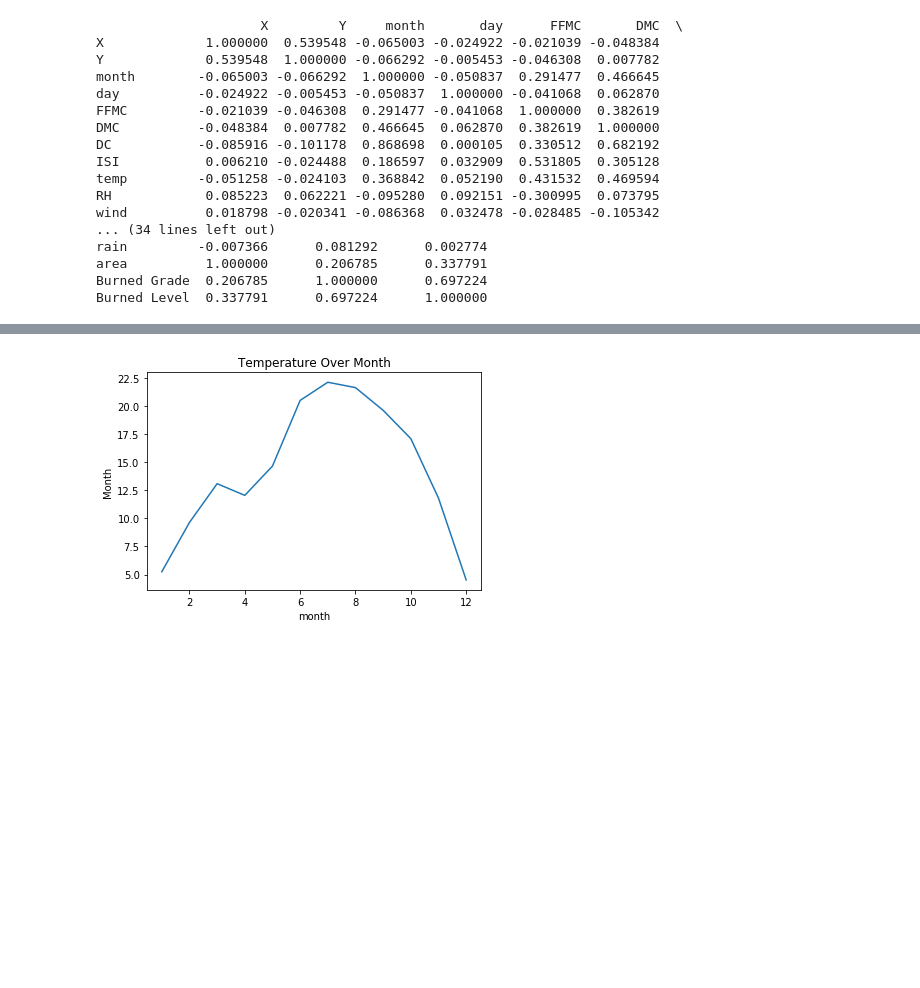
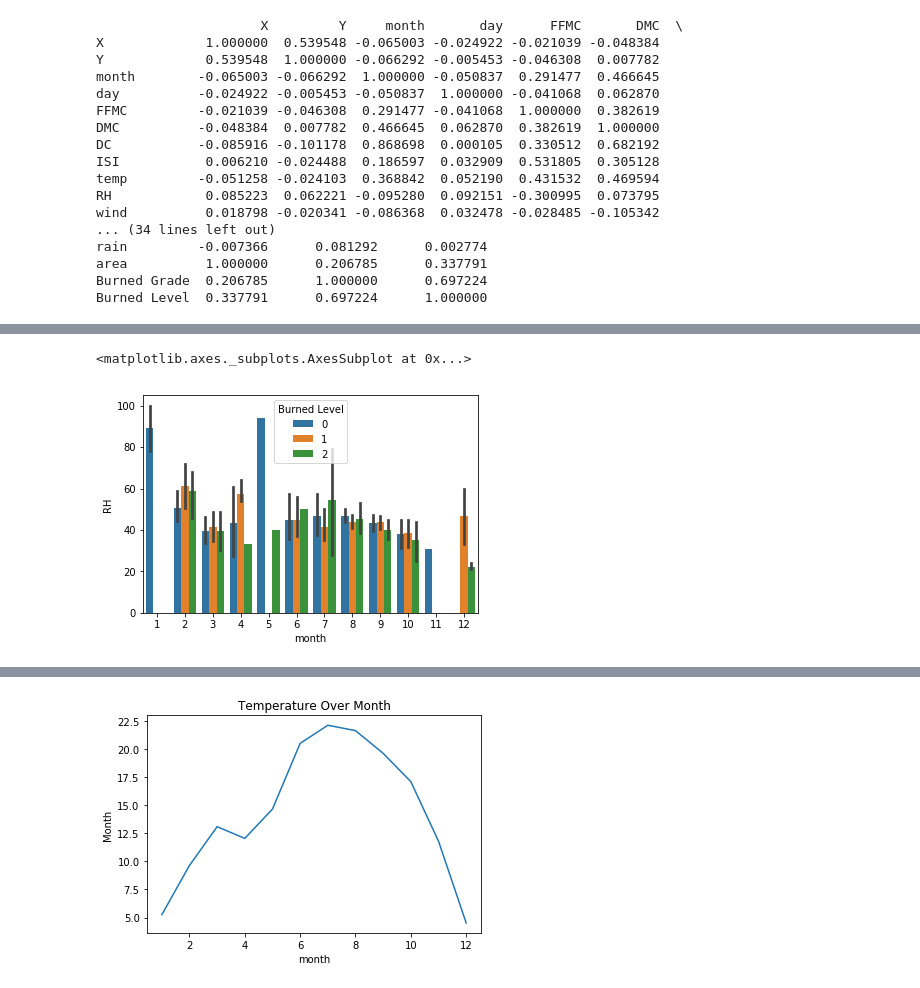
Before and after one commit to NinaFXY0824/Iteration-4, a Jupyter notebook: Iteration 4 by Xiaoyu Fan.ipynb, the cells around one changed output, grey strips where cells are left out. Cells and saved outputs as stored; diff of their text form; code cells hidden in the pictures; blank space fills up the shorter version.

```diff
--- a/Iteration 4 by Xiaoyu Fan.ipynb
+++ b/Iteration 4 by Xiaoyu Fan.ipynb
@@ -296,0 +316,5 @@ Burned Level  0.337791      0.697224      1.000000
+# %%
+sns.barplot(x="month",y="RH",data=dataframe,hue="Burned Level")
+# %% [output]
+<matplotlib.axes._subplots.AxesSubplot at 0x...>
+[figure, added]
```
Also changed, not shown: parts of 19 cells of this notebook, 1 other file.
